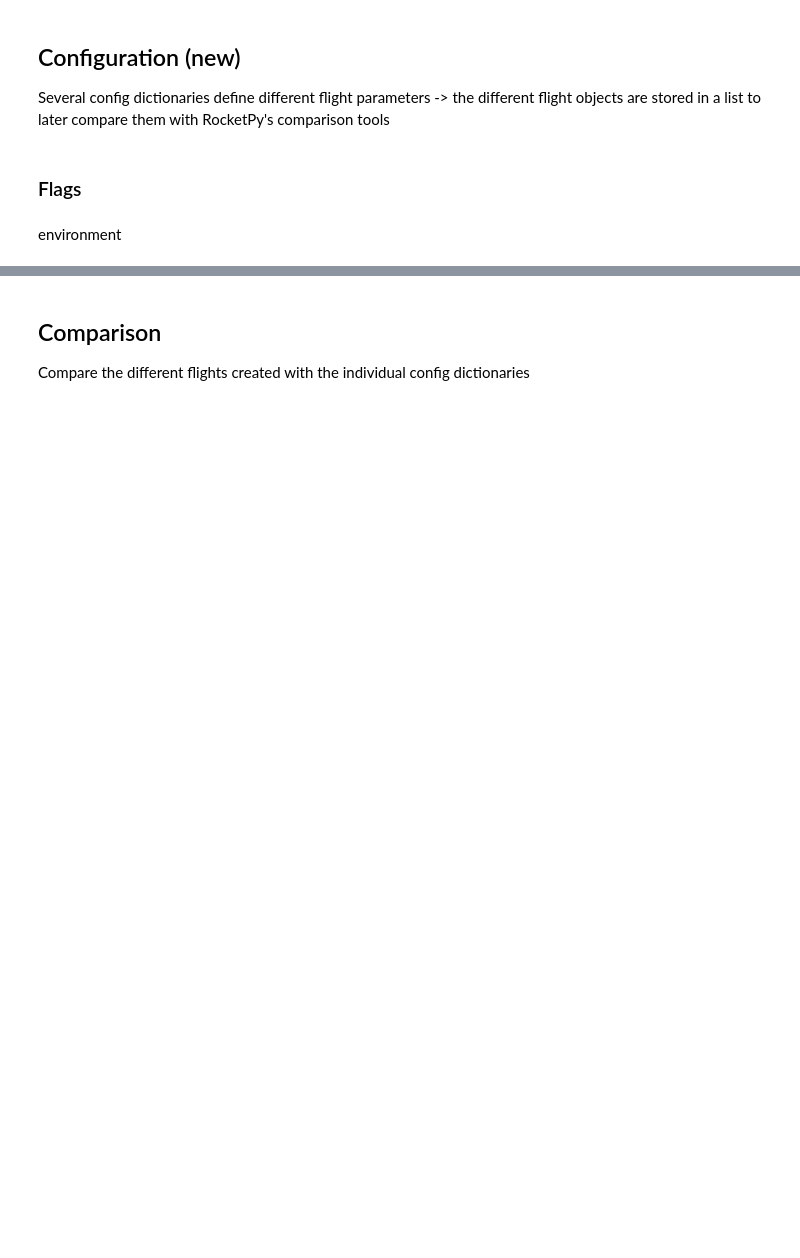
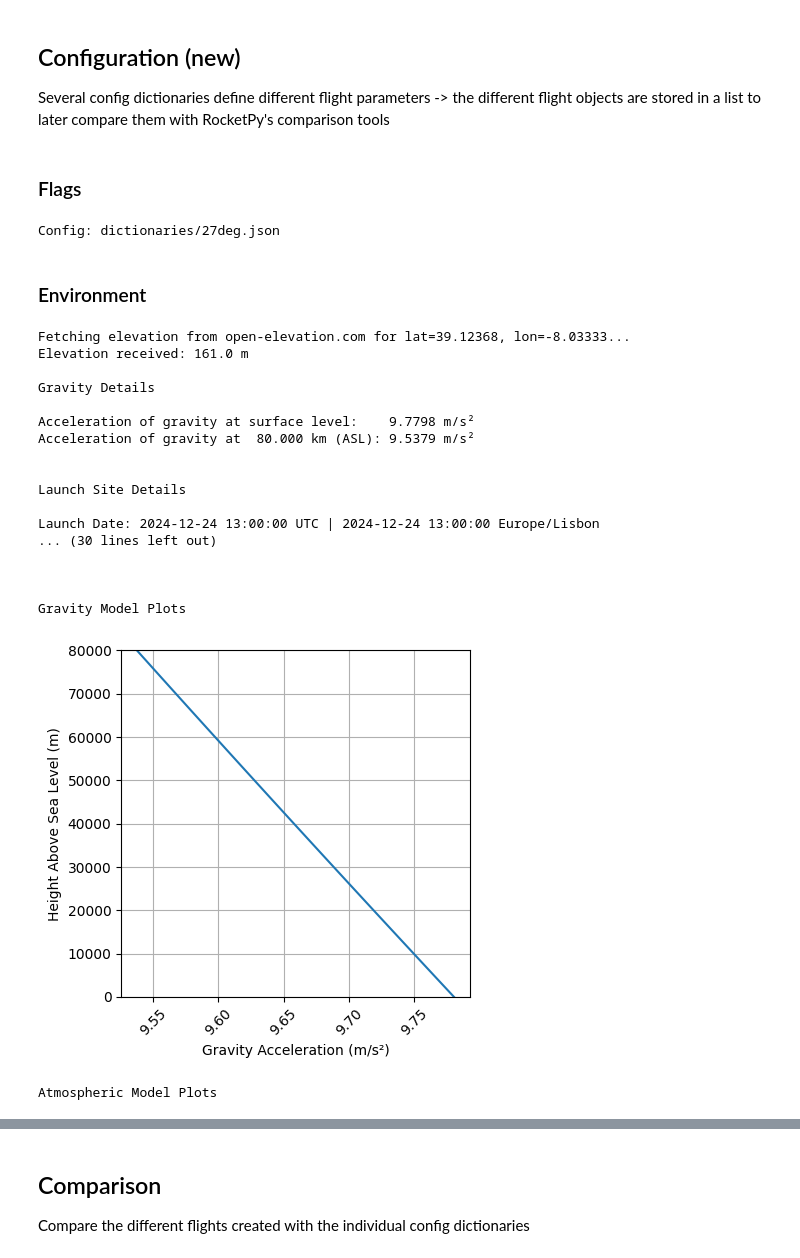
Before and after one commit to SpaceTeam/Lamarr_Flight_Simulation_RocketPy, a Jupyter notebook: Hedy_clippedDelta.ipynb, the cells around one changed output, grey strips where cells are left out. Saved outputs shown, nothing was run; the diff lists cells and outputs as text; code cells hidden in the pictures; blank space fills up the shorter version.

```diff
--- a/Hedy_clippedDelta.ipynb
+++ b/Hedy_clippedDelta.ipynb
@@ -30,6 +55,7 @@ Several config dictionaries define different flight parameters -> the different
 ### Flags
 # %%
 # the file paths of all dictionaries to be simulated
+"""
 config_dict_list = [
     "22deg.json",
     "23deg.json",
@@ -45,7 +71,10 @@ config_dict_list = [
     "33deg.json",
     "34deg.json"
 ]
-
+"""
+config_dict_list = [
+    "dictionaries/27deg.json"
+]
 flag_lists = []
 
 for config in config_dict_list:
@@ -83,5 +112,5 @@ for config in config_dict_list:
         "use_freeform_fins": use_freeform_fins,
         "terminate_on_apogee": terminate_on_apogee
     })
+# %% [output]
+Config: dictionaries/27deg.json
-# %% [markdown]
-environment
@@ -115,0 +117,60 @@ for config in config_dict_list:
+# %% [markdown]
+### Environment
+# %%
+env_lists = []
+
+for config in config_dict_list:
+    latitude = config_dict["Environment"]["env"]["latitude"]["Value"]
+    longitude = config_dict["Environment"]["env"]["longitude"]["Value"]
+    timezone = config_dict["Environment"]["env"]["timezone"]["Value"]
+    year = int(config_dict["Environment"]["env"]["date"]["year"])
+    month = int(config_dict["Environment"]["env"]["date"]["month"])
+    day = int(config_dict["Environment"]["env"]["date"]["day"])
+    hour = int(config_dict["Environment"]["env"]["date"]["hour"])
+    minute = int(config_dict["Environment"]["env"]["date"]["minute"])
+    second = int(config_dict["Environment"]["env"]["date"]["second"])
+
+    # environment config // if environment should be with forecast, this code section must be adapted
+    env_normal = Environment()
+
+    date = datetime.datetime(
+        year,
+        month,
+        day,
+        hour,
+        minute,
+        second
+    )
+
+    env_normal.set_location(
+        latitude = latitude,
+        longitude = longitude
+    )
+    env_normal.set_elevation("Open-Elevation")
+    env_normal.set_atmospheric_model(type = "standard_atmosphere")
+    env_normal.set_date(
+        date,
+        timezone = timezone
+    )
+    env_normal.all_info()
+    env_lists.append({"env_normal": env_normal})
+# %% [output]
+Fetching elevation from open-elevation.com for lat=39.12368, lon=-8.03333...
+Elevation received: 161.0 m
+
+Gravity Details
+
+Acceleration of gravity at surface level:    9.7798 m/s²
+Acceleration of gravity at  80.000 km (ASL): 9.5379 m/s²
+
+
+Launch Site Details
+
+Launch Date: 2024-12-24 13:00:00 UTC | 2024-12-24 13:00:00 Europe/Lisbon
+... (30 lines left out)
+
+
+
+Gravity Model Plots
+[figure, added]
+Atmospheric Model Plots
```
Also changed, not shown: parts of 11 cells of this notebook, 1 other file.
